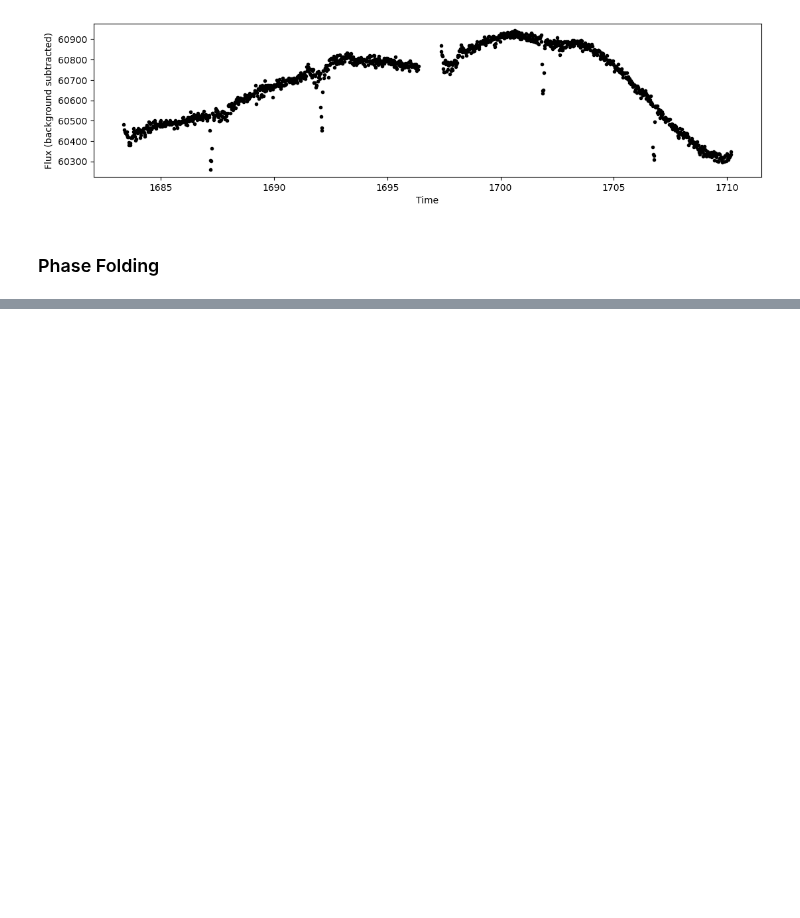
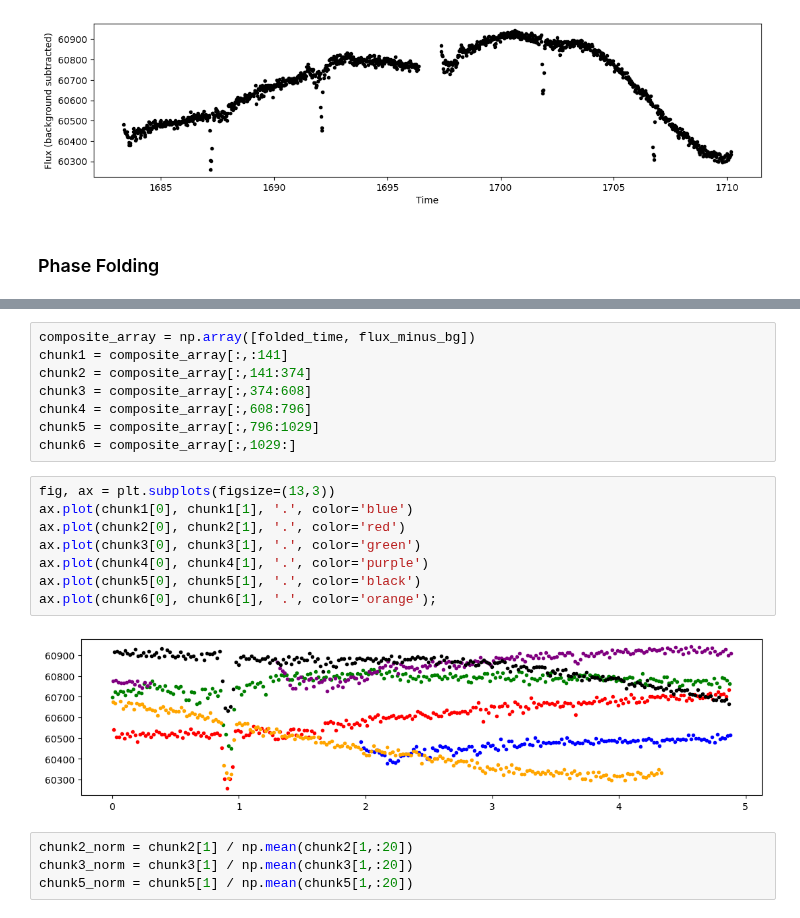
Before and after one commit to hexijin/scientific-data-analysis, a Jupyter notebook: aspy/c06/c06s05.ipynb, the cells around one changed output, grey strips where cells are left out. Drawn from its saved outputs; the diff is of its cells as text; blank space fills up the shorter version.

```diff
--- a/aspy/c06/c06s05.ipynb
+++ b/aspy/c06/c06s05.ipynb
@@ -96,0 +132,22 @@ ax.set_ylabel('Flux (background subtracted)');
+# %%
+composite_array = np.array([folded_time, flux_minus_bg])
+chunk1 = composite_array[:,:141]
+chunk2 = composite_array[:,141:374]
+chunk3 = composite_array[:,374:608]
+chunk4 = composite_array[:,608:796]
+chunk5 = composite_array[:,796:1029]
+chunk6 = composite_array[:,1029:]
+# %%
+fig, ax = plt.subplots(figsize=(13,3))
+ax.plot(chunk1[0], chunk1[1], '.', color='blue')
+ax.plot(chunk2[0], chunk2[1], '.', color='red')
+ax.plot(chunk3[0], chunk3[1], '.', color='green')
+ax.plot(chunk4[0], chunk4[1], '.', color='purple')
+ax.plot(chunk5[0], chunk5[1], '.', color='black')
+ax.plot(chunk6[0], chunk6[1], '.', color='orange');
+# %% [output]
+[figure, added]
+# %%
+chunk2_norm = chunk2[1] / np.mean(chunk2[1,:20])
+chunk3_norm = chunk3[1] / np.mean(chunk3[1,:20])
+chunk5_norm = chunk5[1] / np.mean(chunk5[1,:20])
```
Also changed, not shown: parts of 8 cells of this notebook.
